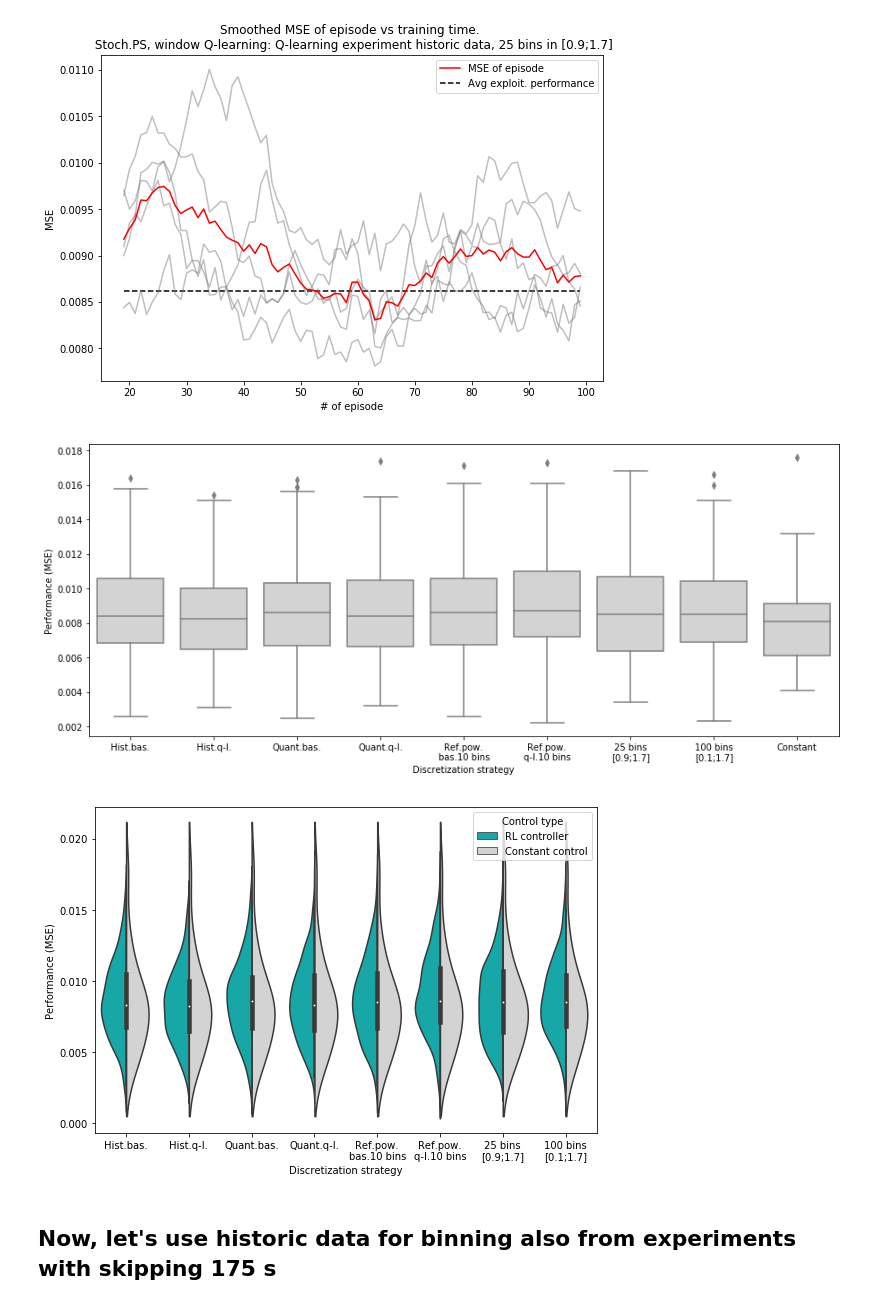
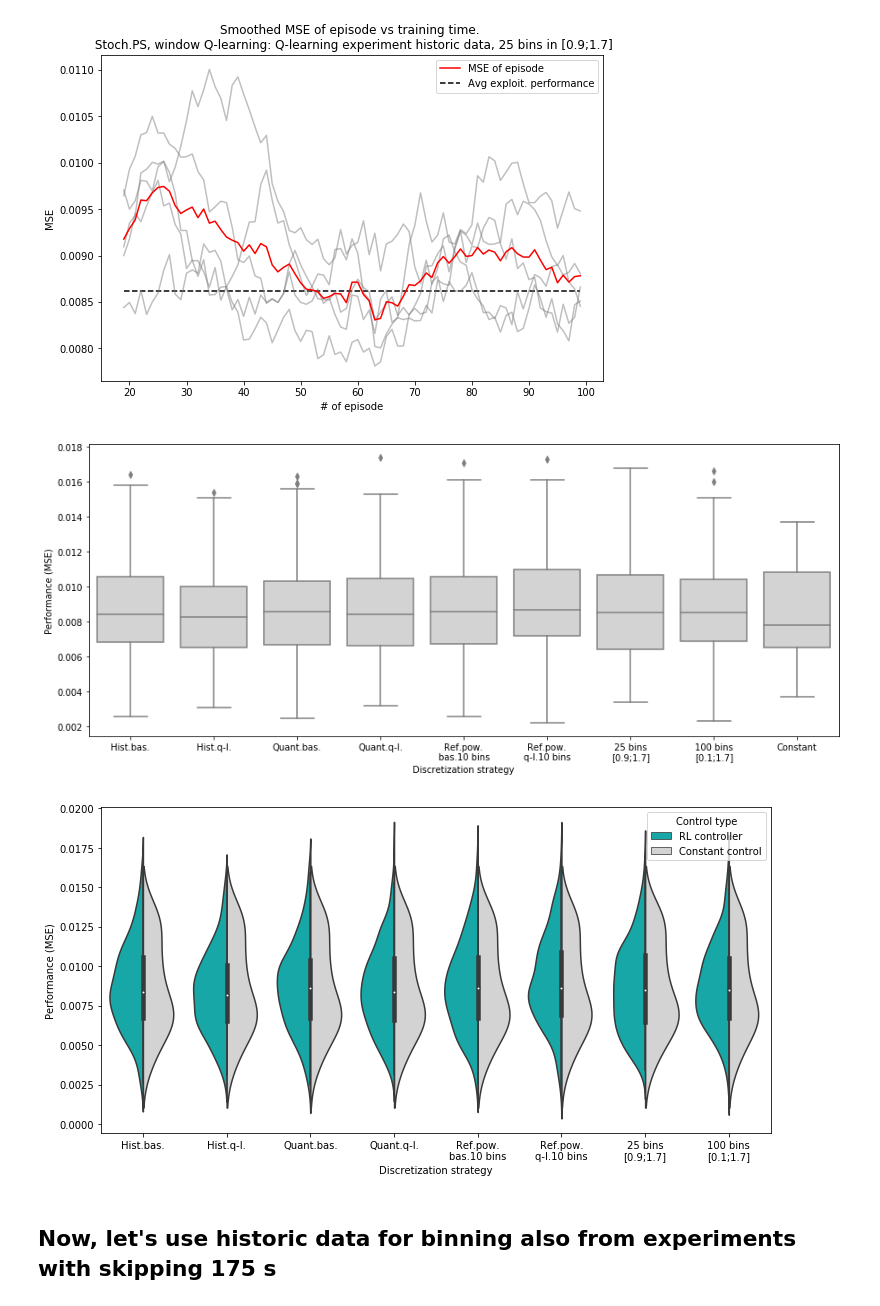
Before and after one commit to OlehLuk/rl-power-control, a Jupyter notebook: experiments/results/ps_stoch_discretization.ipynb, the cells around one changed output. Saved outputs shown, nothing was run; the diff lists cells and outputs as text; code cells hidden in the pictures.

```diff
--- a/experiments/results/ps_stoch_discretization.ipynb
+++ b/experiments/results/ps_stoch_discretization.ipynb
@@ -366,6 +372,6 @@ perf_viol_split(labels, [bas_folders[0], bas_folders[0],
 # %% [markdown]
 ## 2. With skipping transition process (175s)
 # %%
-skip_trans_baseline_name = "ps_stoch/baseline_skip_transition_28-10-2019_12-59"
+skip_trans_baseline_name = "ps_stoch/new_compete/baseline12_skip175_50ep_1s"
 report_const_experiment(skip_trans_baseline_name, fig_size=(12, 35))
 # %% [output]
@@ -519,7 +525,7 @@ Average exploitation performance of each agent:
 # %%
 labels = ["Hist.bas.", "Hist.q-l.", "Quant.bas.", "Quant.q-l.", "Ref.pow.\nbas.10 bins", "Ref.pow.\nq-l.10 bins",
          "25 bins\n[0.9;1.7]", "100 bins\n[0.1;1.7]"]
-bas_folders = [skip_trans_baseline_name +"/k=5"]
+bas_folders = [skip_trans_baseline_name +"/k=7"]
 contr_folders = ["ps_stoch_adv/discretization/ql_baseline12_hist_bins_skip_175/window_size=1",
                  "ps_stoch_adv/discretization/ql_ql12_32ep_hist_bins_skip_175/window_size=1",
                  "ps_stoch_adv/discretization/ql_baseline12_quantile_10bins_skip_175/window_size=1",
@@ -532,16 +538,16 @@ contr_folders = ["ps_stoch_adv/discretization/ql_baseline12_hist_bins_skip_175/w
 
 perf_box_plots(labels, bas_folders, contr_folders, fig_size=(15, 6), x_label="Discretization strategy");
 # %% [output]
-[figure, old version]
+[figure, new version]
 # %%
 perf_viol_split(labels, [bas_folders[0], bas_folders[0],
                         bas_folders[0],bas_folders[0],
                         bas_folders[0],bas_folders[0],
                          bas_folders[0],bas_folders[0],
                          bas_folders[0],bas_folders[0]
-                        ], contr_folders, fig_size=(9, 6), x_label="Discretization strategy");
+                        ], contr_folders, fig_size=(12, 6), x_label="Discretization strategy");
 # %% [output]
-[figure, old version]
+[figure, new version]
 # %% [markdown]
 ## Now, let's use historic data for binning also from experiments with skipping 175 s
 # %%
```
Also changed, not shown: parts of 16 cells of this notebook, 2 other files.
